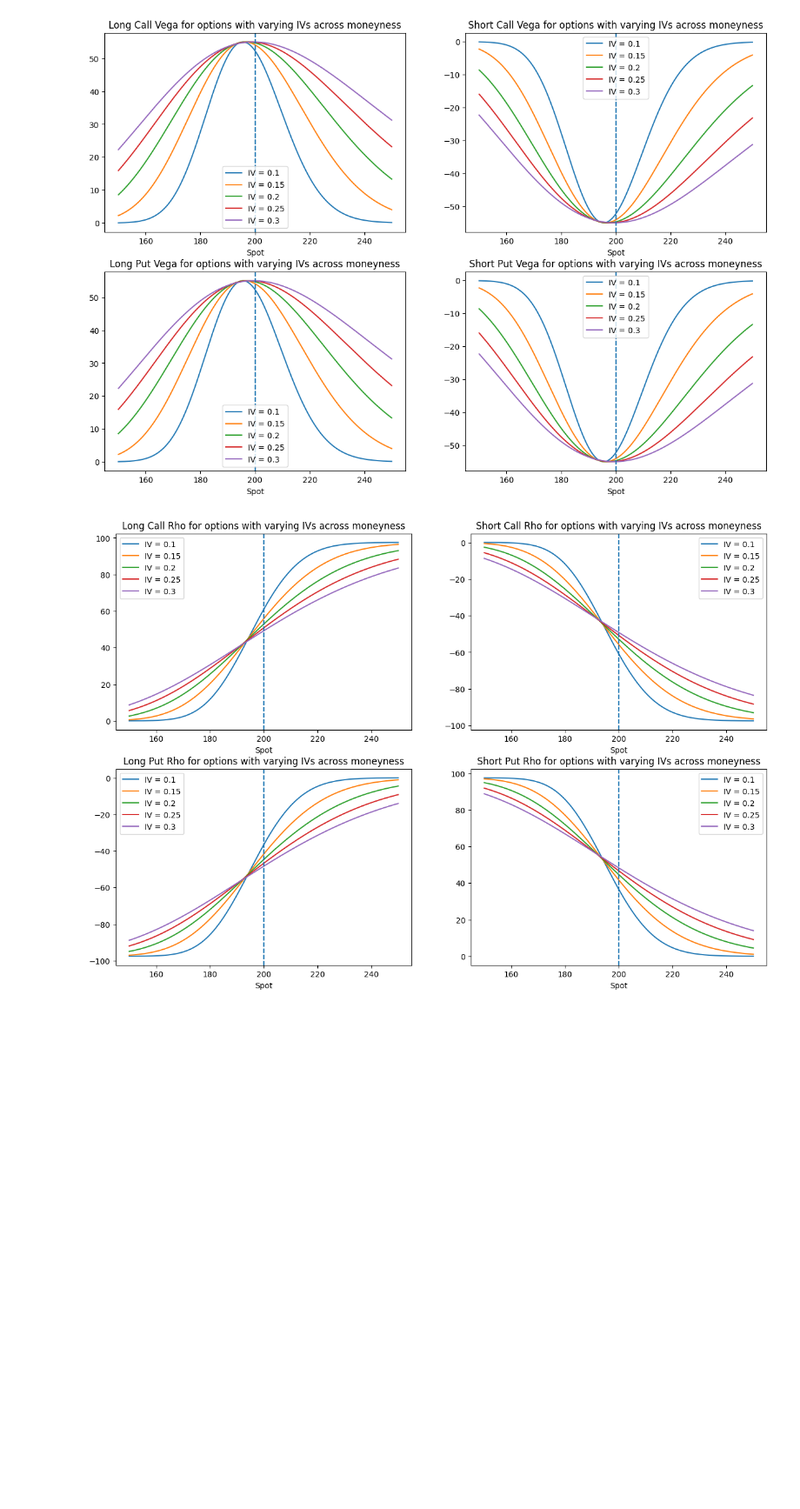
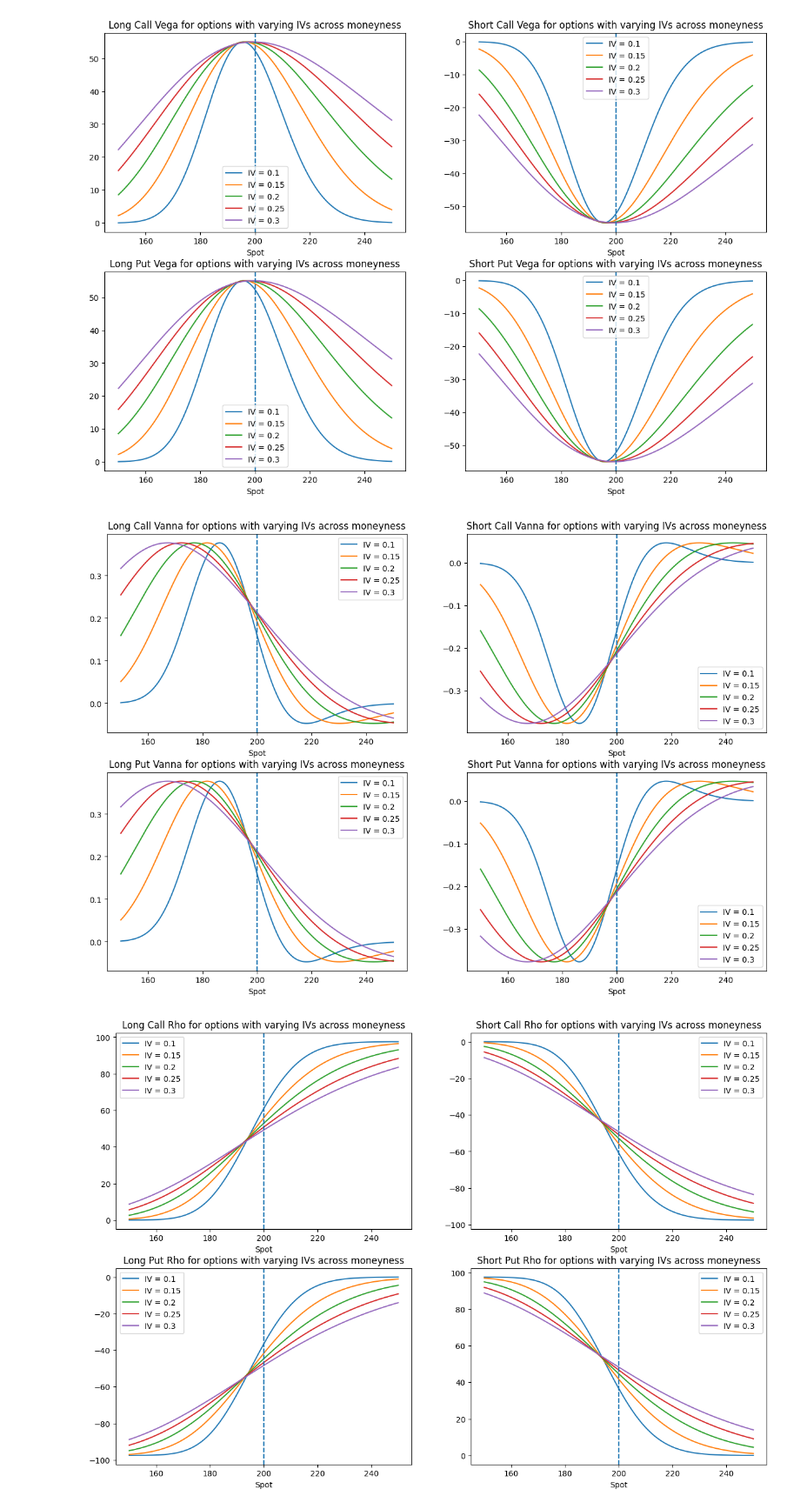
Before and after one commit to ed-churchill/implied-order-book, a Jupyter notebook: black-scholes-modelling.ipynb, the cells around one changed output. Shown at 87% size. Drawn from its saved outputs; the diff is of its cells as text; code cells hidden in the pictures; blank space fills up the shorter version.

```diff
--- a/black-scholes-modelling.ipynb
+++ b/black-scholes-modelling.ipynb
@@ -871,6 +989,41 @@ for i, option_type in enumerate(option_types):
             ax[i, j].set_xlabel('Spot')
 # %% [output]
 [figure]
+# %%
+###############################
+# Vanna
+###############################
+
+# Set up subplots
+fig, ax = plt.subplots(2, 2, figsize=(15, 10))
+
+for i, option_type in enumerate(option_types):
+    for j, position in enumerate(positions):
+        # Calculate vanna across spots for each IV
+        vannas_per_iv = [
+            [
+                bsm.vanna(
+                    position=position,
+                    S=spot,
+                    K=K,
+                    r=r,
+                    sigma=iv,
+                    t=t
+                )
+                for spot in spots
+            ]
+            for iv in ivs
+        ]
+
+        # Plot graph
+        for vannas, iv in zip(vannas_per_iv, ivs):
+            ax[i, j].plot(spots, vannas, label=f"IV = {iv}")
+            ax[i, j].axvline(x=K, linestyle='--')
+            ax[i, j].legend()
+            ax[i, j].set_title(f"{position} {option_type} Vanna for options with varying IVs across moneyness")
+            ax[i, j].set_xlabel('Spot')
+# %% [output]
+[figure, added]
 # %%
 ###############################
 # Rho
```
Also changed, not shown: parts of 5 cells of this notebook.
